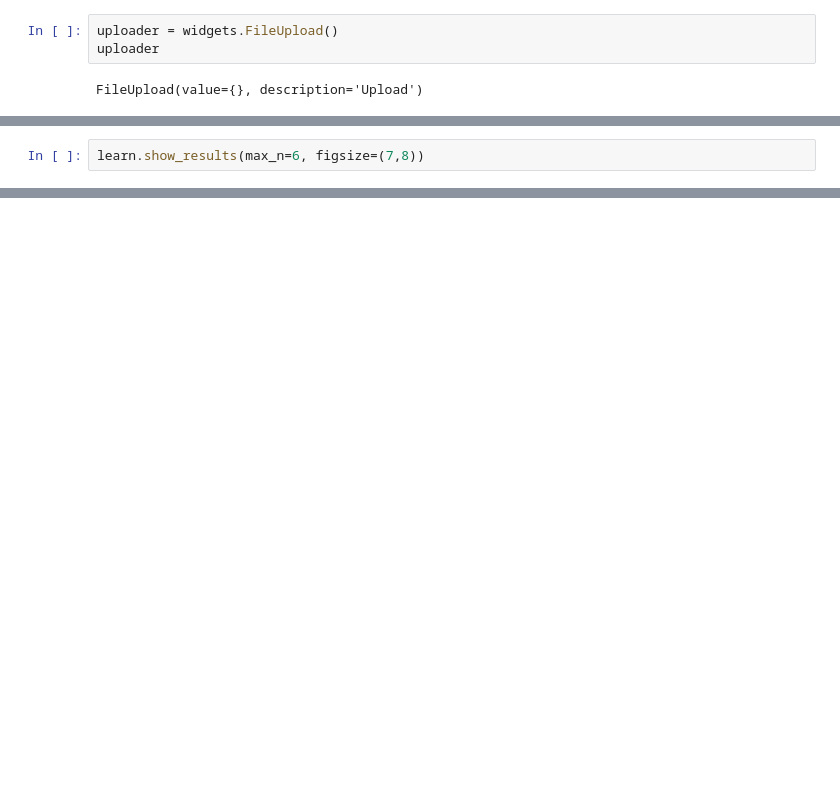
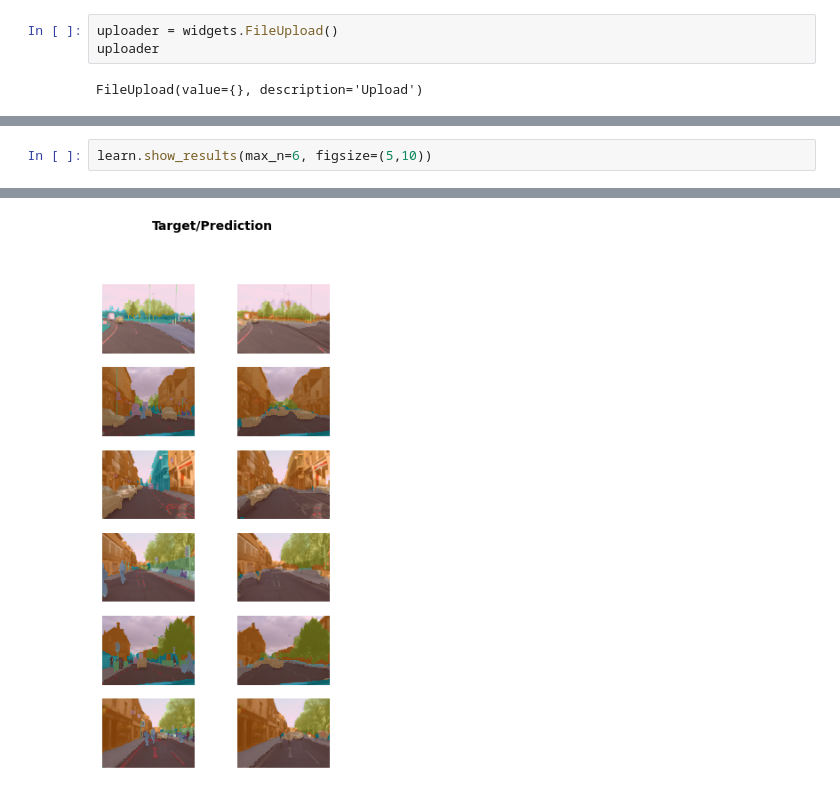
Before and after one commit to brendansudol/ai, a Jupyter notebook: clean/01_intro.ipynb, the cells around one changed output, grey strips where cells are left out. Cells and saved outputs as stored; diff of their text form; blank space fills up the shorter version.

```diff
--- a/clean/01_intro.ipynb
+++ b/clean/01_intro.ipynb
@@ -145,2 +78,3 @@ learn.fine_tune(8)
 # %%
-learn.show_results(max_n=6, figsize=(7,8))
+learn.show_results(max_n=6, figsize=(5,10))
+# %% [output]
@@ -147,3 +82,4 @@ learn.show_results(max_n=6, figsize=(7,8))
+[figure, added]
 # %%
 from fastai.text.all import *
 
```
Also changed, not shown: parts of 56 cells of this notebook.
